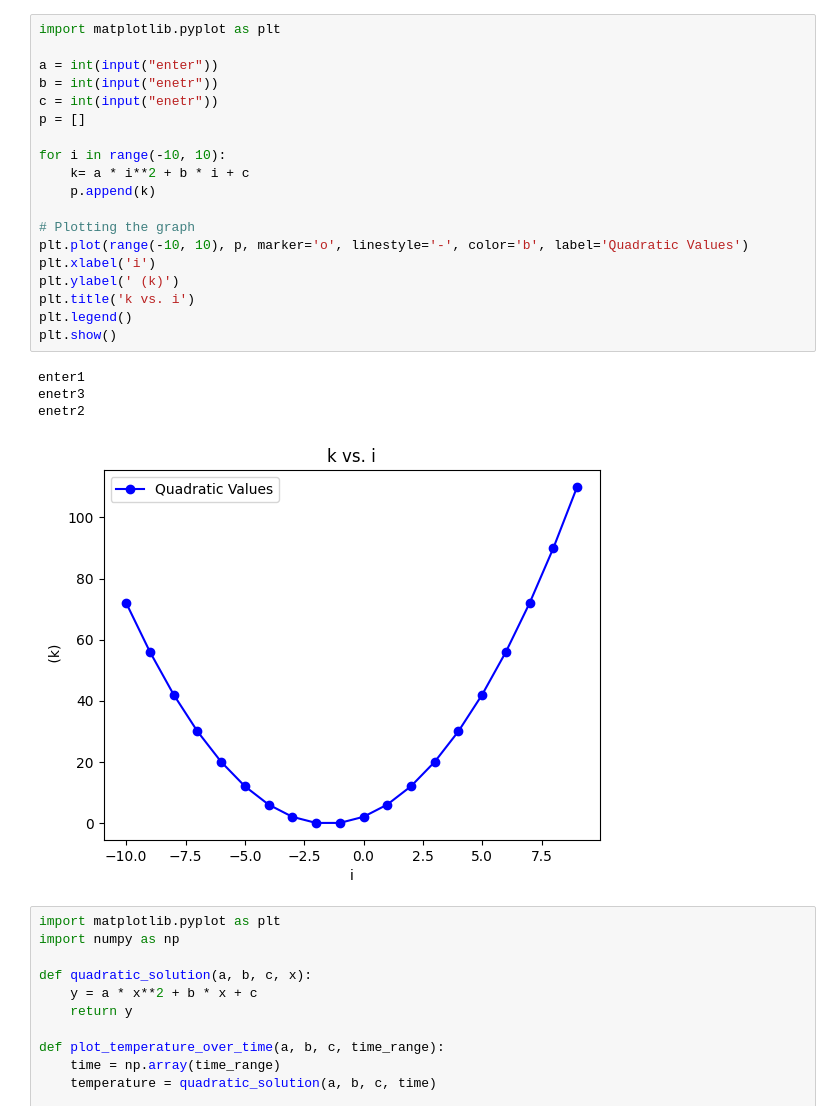
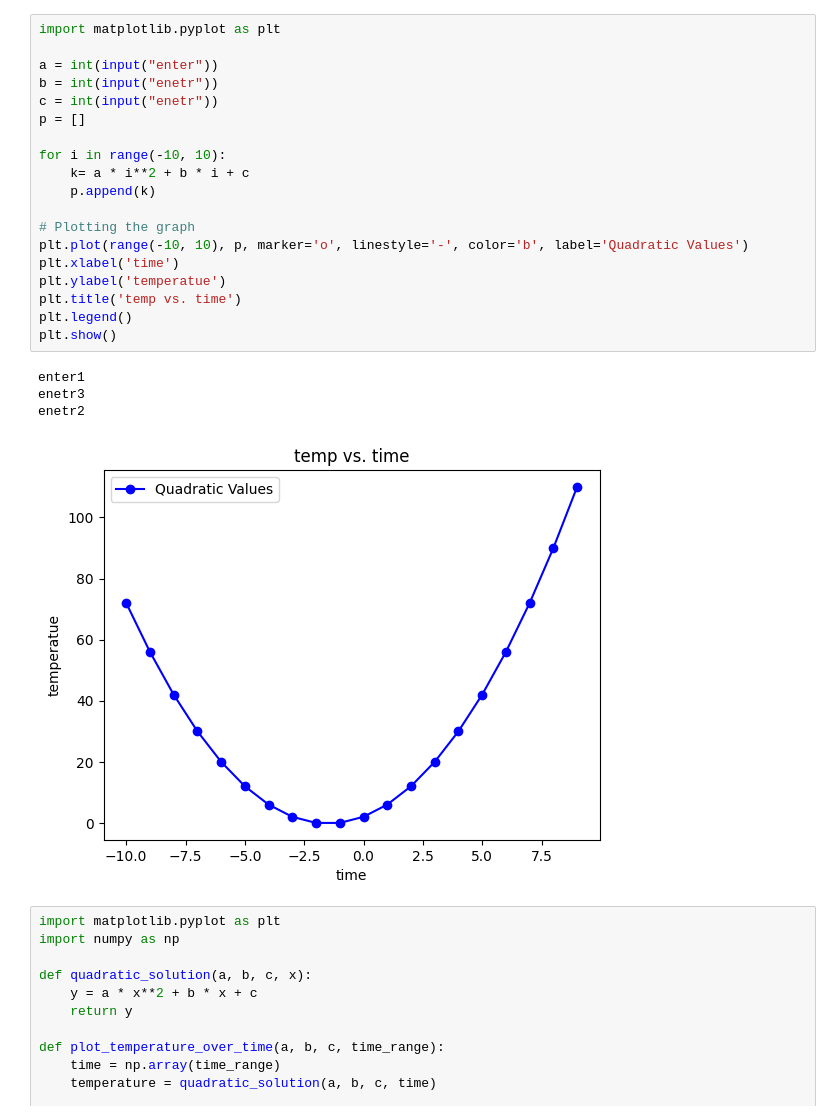
Before and after one commit to Pavan-Nikhil/TASK-1, a Jupyter notebook: TASK_1.ipynb, the cells around one changed output. Saved outputs shown, nothing was run; the diff lists cells and outputs as text.

```diff
--- a/TASK_1.ipynb
+++ b/TASK_1.ipynb
@@ -3,27 +3,27 @@
 # %%
 import matplotlib.pyplot as plt
 
 a = int(input("enter"))
 b = int(input("enetr"))
 c = int(input("enetr"))
 p = []
 
 for i in range(-10, 10):
     k= a * i**2 + b * i + c
     p.append(k)
 
 # Plotting the graph
 plt.plot(range(-10, 10), p, marker='o', linestyle='-', color='b', label='Quadratic Values')
-plt.xlabel('i')
-plt.ylabel(' (k)')
-plt.title('k vs. i')
+plt.xlabel('time')
+plt.ylabel('temperatue')
+plt.title('temp vs. time')
 plt.legend()
 plt.show()
 # %% [output]
 enter1
 enetr3
 enetr2
-[figure, old version]
+[figure, new version]
 # %%
 import matplotlib.pyplot as plt
 import numpy as np
```
Also changed, not shown: parts of 2 cells of this notebook.
